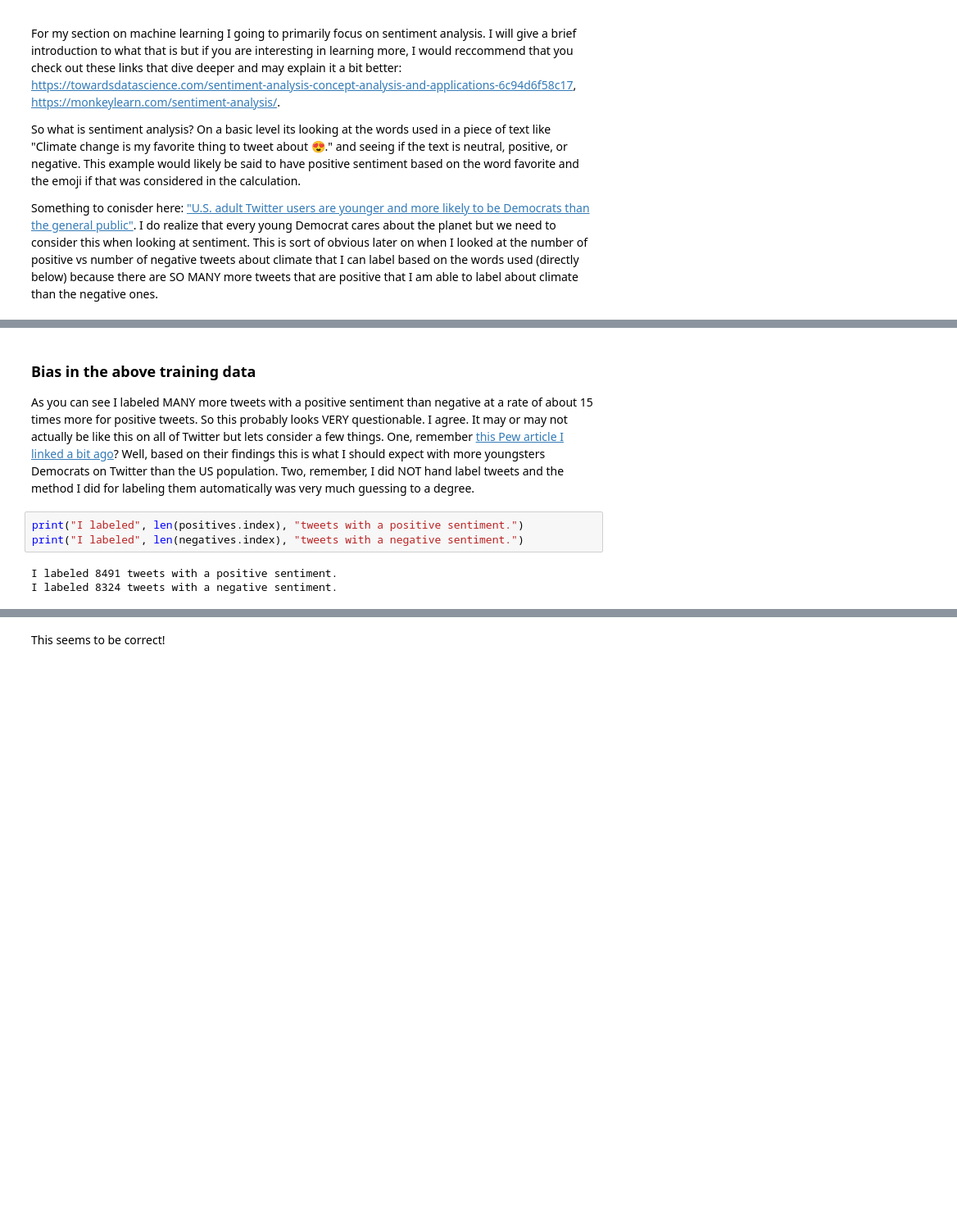
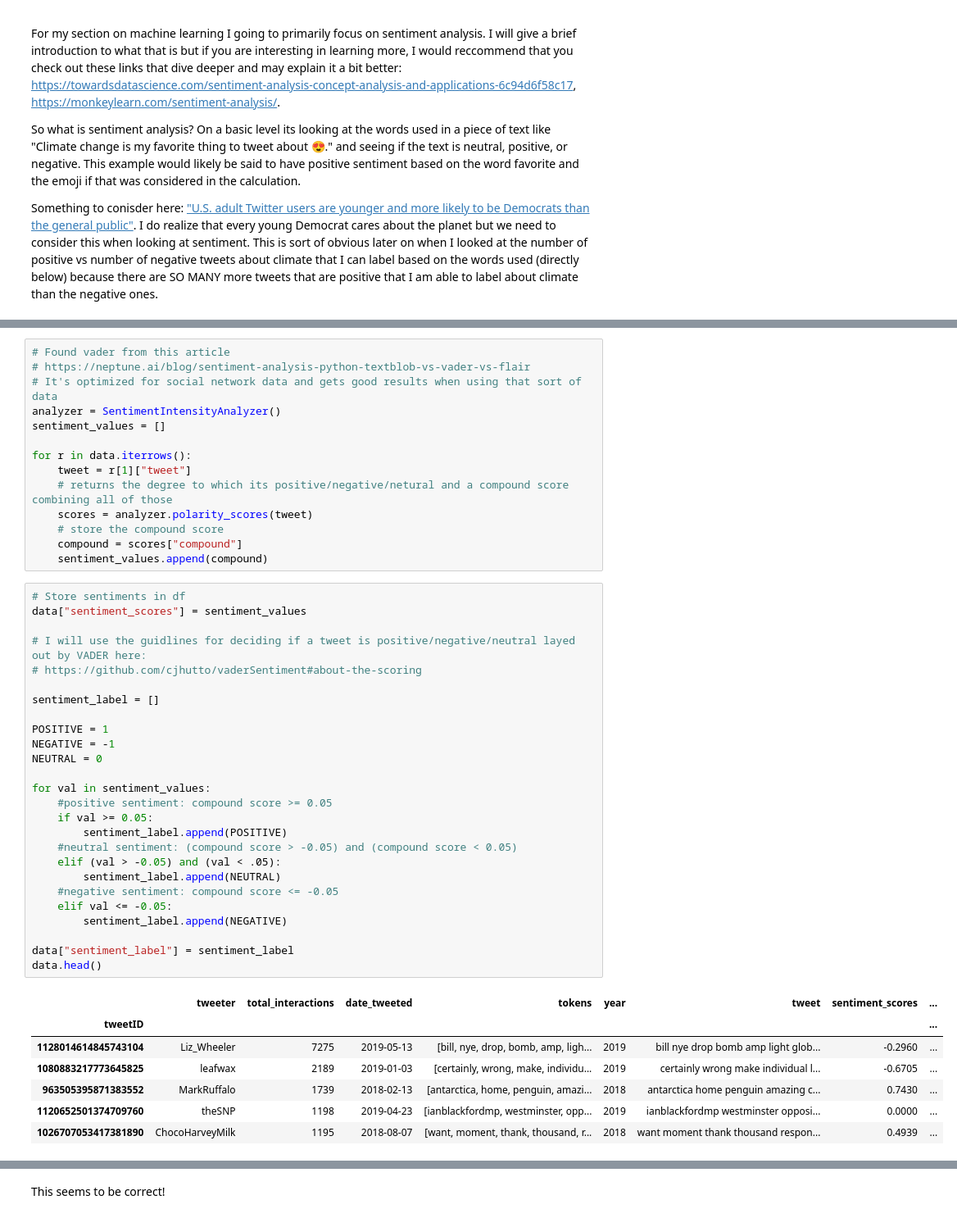
Before and after one commit to arjungandhi521/arjungandhi521.github.io, a Jupyter notebook: Climate Change on Twitter.ipynb, the cells around one changed output, grey strips where cells are left out. Shown at 82% size. Drawn from its saved outputs; the diff is of its cells as text; blank space fills up the shorter version.

```diff
--- a/Climate Change on Twitter.ipynb
+++ b/Climate Change on Twitter.ipynb
@@ -646,9 +496,48 @@ df_train
-# %% [markdown]
-### Bias in the above training data
-As you can see I labeled MANY more tweets with a positive sentiment than negative at a rate of about 15 times more for positive tweets. So this probably looks VERY questionable. I agree. It may or may not actually be like this on all of Twitter but lets consider a few things. One, remember [this Pew article I linked a bit ago](https://www.pewresearch.org/internet/2019/04/24/sizing-up-twitter-users/)? Well, based on their findings this is what I should expect with more youngsters Democrats on Twitter than the US population. Two, remember, I did NOT hand label tweets and the method I did for labeling them automatically was very much guessing to a degree.
-# %%
-print("I labeled", len(positives.index), "tweets with a positive sentiment.")
-print("I labeled", len(negatives.index), "tweets with a negative sentiment.")
-# %% [output]
-I labeled 8491 tweets with a positive sentiment.
-I labeled 8324 tweets with a negative sentiment.
+# %%
+# Found vader from this article
+# https://neptune.ai/blog/sentiment-analysis-python-textblob-vs-vader-vs-flair
+# It's optimized for social network data and gets good results when using that sort of data
+analyzer = SentimentIntensityAnalyzer()
+sentiment_values = []
+
+for r in data.iterrows():
+    tweet = r[1]["tweet"]
+    # returns the degree to which its positive/negative/netural and a compound score combining all of those
+    scores = analyzer.polarity_scores(tweet)
+    # store the compound score
+    compound = scores["compound"]
+    sentiment_values.append(compound)
+# %%
+# Store sentiments in df
+data["sentiment_scores"] = sentiment_values
+
+# I will use the guidlines for deciding if a tweet is positive/negative/neutral layed out by VADER here:
+# https://github.com/cjhutto/vaderSentiment#about-the-scoring
+
+sentiment_label = []
+
+POSITIVE = 1
+NEGATIVE = -1
+NEUTRAL = 0
+
+for val in sentiment_values:
+    #positive sentiment: compound score >= 0.05
+    if val >= 0.05:
+        sentiment_label.append(POSITIVE)
+    #neutral sentiment: (compound score > -0.05) and (compound score < 0.05)
+    elif (val > -0.05) and (val < .05):
+        sentiment_label.append(NEUTRAL)
+    #negative sentiment: compound score <= -0.05
+    elif val <= -0.05:
+        sentiment_label.append(NEGATIVE)
+
+data["sentiment_label"] = sentiment_label
+data.head()
+# %% [output]
+|  | tweeter | total_interactions | date_tweeted | tokens | year | tweet | sentiment_scores | ... |
+| tweetID |  |  |  |  |  |  |  | ... |
+| 1128014614845743104 | Liz_Wheeler | 7275 | 2019-05-13 | [bill, nye, drop, bomb, amp, ligh... | 2019 | bill nye drop bomb amp light glob... | -0.2960 | ... |
+| 1080883217773645825 | leafwax | 2189 | 2019-01-03 | [certainly, wrong, make, individu... | 2019 | certainly wrong make individual l... | -0.6705 | ... |
+| 963505395871383552 | MarkRuffalo | 1739 | 2018-02-13 | [antarctica, home, penguin, amazi... | 2018 | antarctica home penguin amazing c... | 0.7430 | ... |
+| 1120652501374709760 | theSNP | 1198 | 2019-04-23 | [ianblackfordmp, westminster, opp... | 2019 | ianblackfordmp westminster opposi... | 0.0000 | ... |
+| 1026707053417381890 | ChocoHarveyMilk | 1195 | 2018-08-07 | [want, moment, thank, thousand, r... | 2018 | want moment thank thousand respon... | 0.4939 | ... |
```
Also changed, not shown: parts of 34 cells of this notebook, 1 other file.
